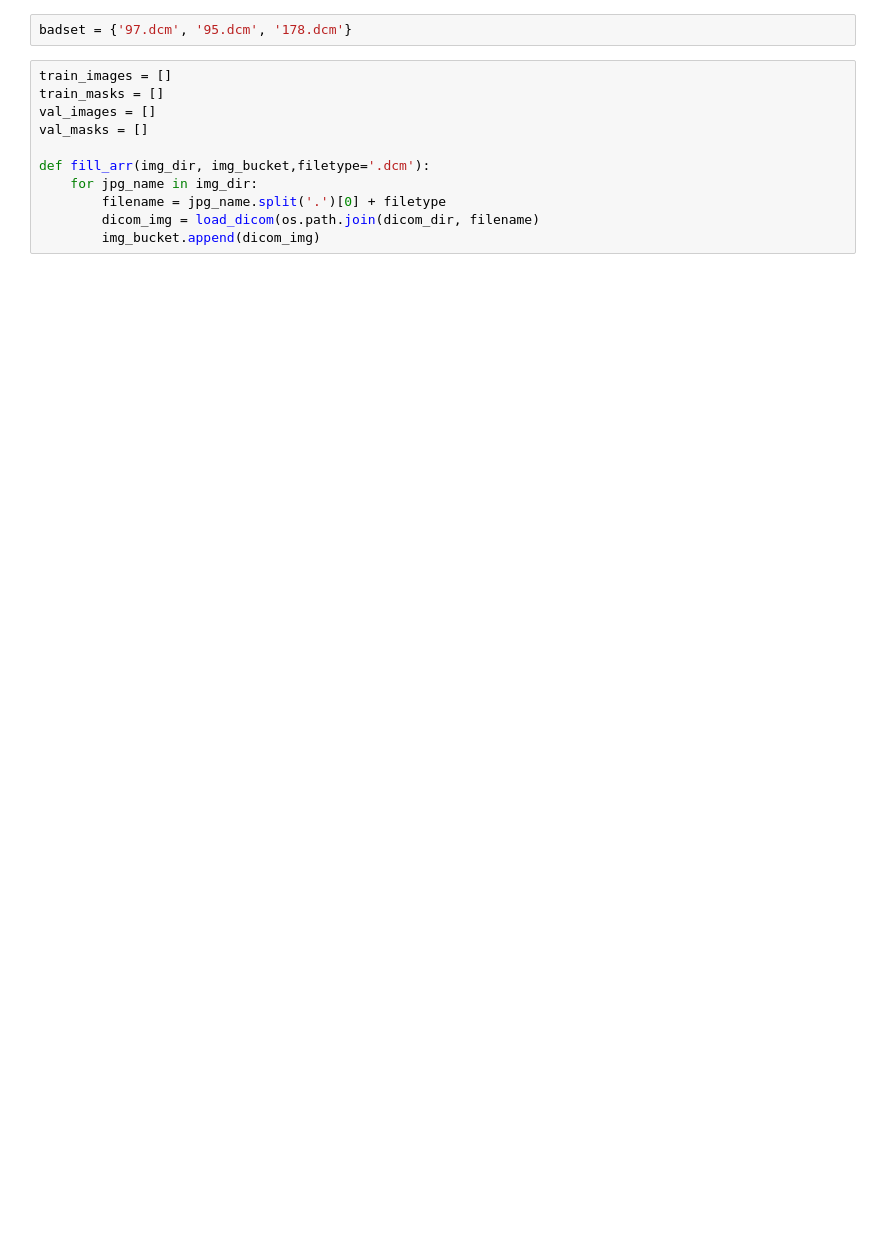
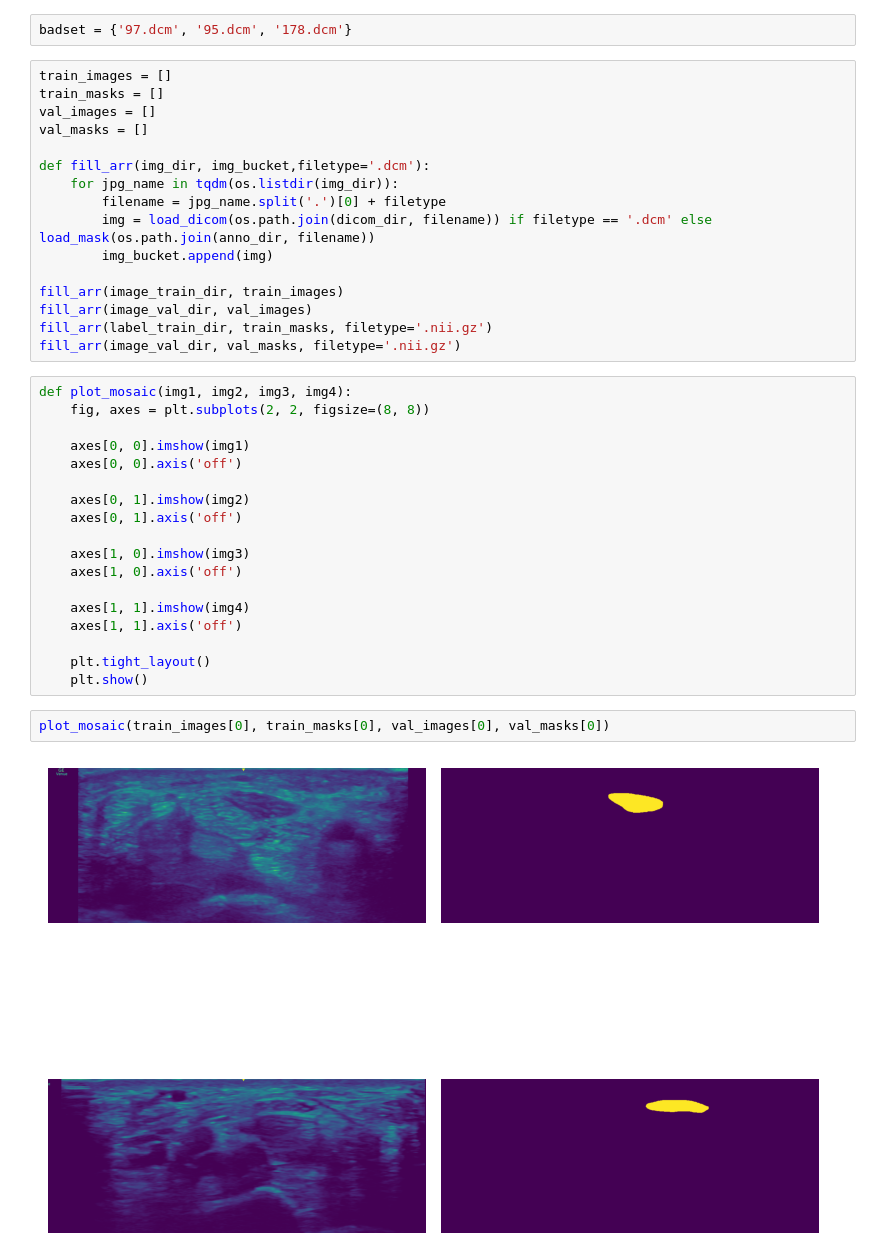
Before and after one commit to pitthexai/CarpalTunnel, a Jupyter notebook: unet.ipynb, the cells around one changed output. Saved outputs shown, nothing was run; the diff lists cells and outputs as text; blank space fills up the shorter version.

```diff
--- a/unet.ipynb
+++ b/unet.ipynb
@@ -30,7 +47,34 @@ val_images = []
 val_masks = []
 
 def fill_arr(img_dir, img_bucket,filetype='.dcm'):
-    for jpg_name in img_dir:
+    for jpg_name in tqdm(os.listdir(img_dir)):
         filename = jpg_name.split('.')[0] + filetype
-        dicom_img = load_dicom(os.path.join(dicom_dir, filename)
-        img_bucket.append(dicom_img)
+        img = load_dicom(os.path.join(dicom_dir, filename)) if filetype == '.dcm' else load_mask(os.path.join(anno_dir, filename))
+        img_bucket.append(img)
+
+fill_arr(image_train_dir, train_images)
+fill_arr(image_val_dir, val_images)
+fill_arr(label_train_dir, train_masks, filetype='.nii.gz')
+fill_arr(image_val_dir, val_masks, filetype='.nii.gz')
+# %%
+def plot_mosaic(img1, img2, img3, img4):
+    fig, axes = plt.subplots(2, 2, figsize=(8, 8))
+
+    axes[0, 0].imshow(img1)
+    axes[0, 0].axis('off')
+
+    axes[0, 1].imshow(img2)
+    axes[0, 1].axis('off')
+
+    axes[1, 0].imshow(img3)
+    axes[1, 0].axis('off')
+
+    axes[1, 1].imshow(img4)
+    axes[1, 1].axis('off')
+
+    plt.tight_layout()
+    plt.show()
+# %%
+plot_mosaic(train_images[0], train_masks[0], val_images[0], val_masks[0])
+# %% [output]
+[figure, added]
```
Also changed, not shown: parts of 16 cells of this notebook.
